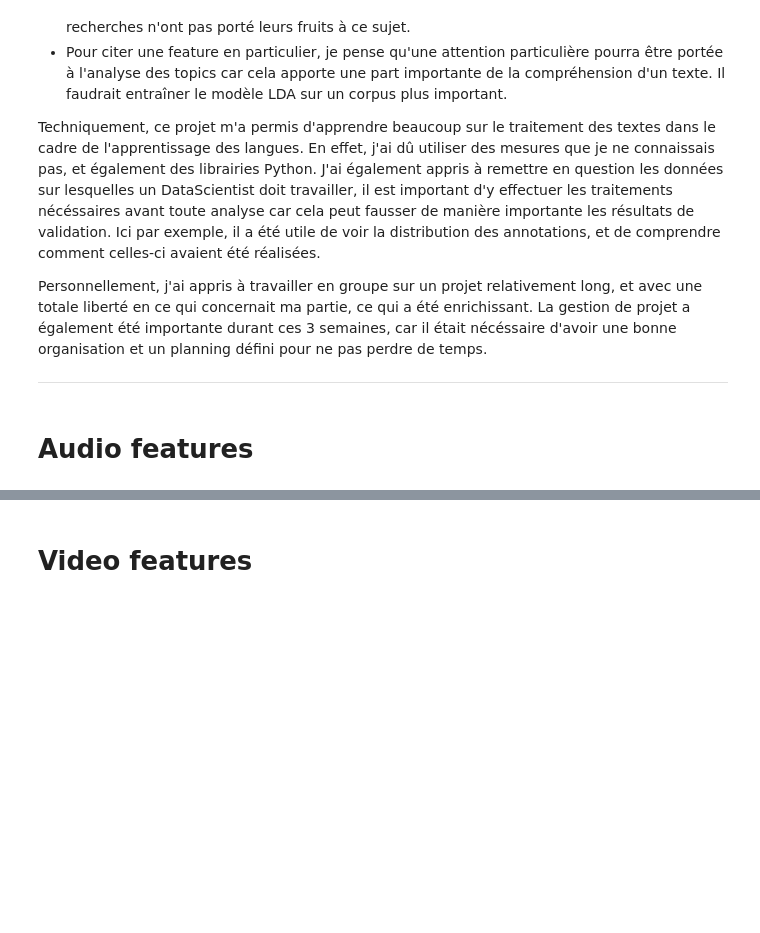
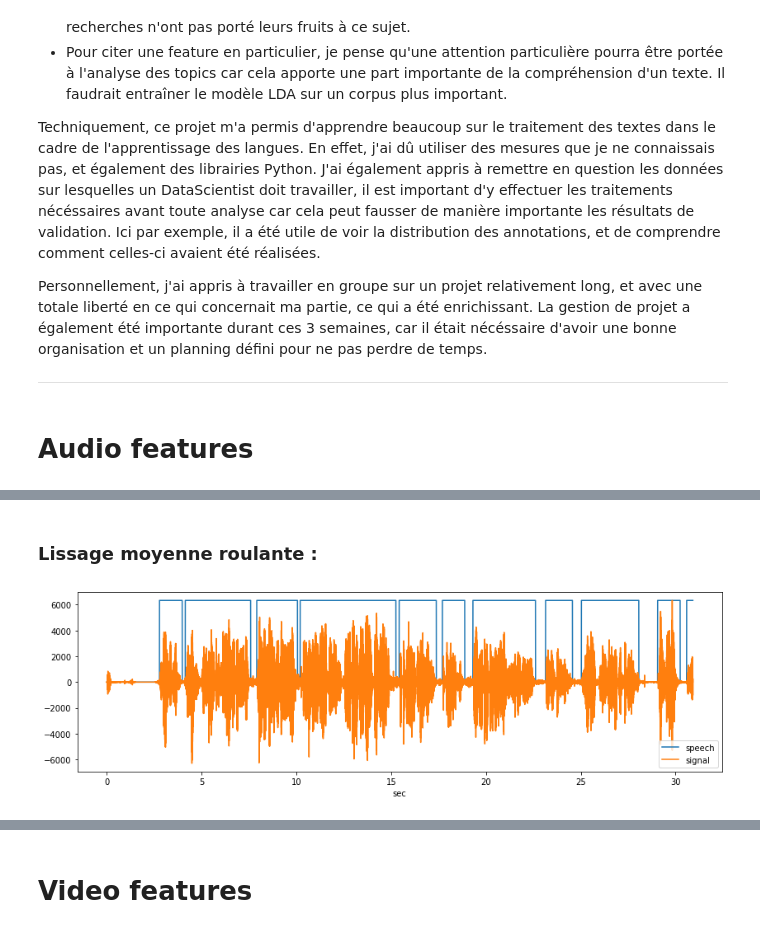
Before and after one commit to vincentnam/Project-Archean, a Jupyter notebook: ChallengeM2SID_2019.ipynb, the cells around one changed output, grey strips where cells are left out. Cells and saved outputs as stored; diff of their text form; code cells hidden in the pictures; blank space fills up the shorter version.

```diff
--- a/ChallengeM2SID_2019.ipynb
+++ b/ChallengeM2SID_2019.ipynb
@@ -1855,0 +2747,6 @@ Personnellement, j'ai appris à travailler en groupe sur un projet relativement
+# %% [markdown]
+### Lissage moyenne roulante :
+# %%
+speech = get_speech_intervals(bin_signal, samplerate=fe, agg=3, smooth='rolling_mean', affichage=True)
+# %% [output]
+[figure, added]
```
Also changed, not shown: parts of 44 cells of this notebook, 1 other file.
